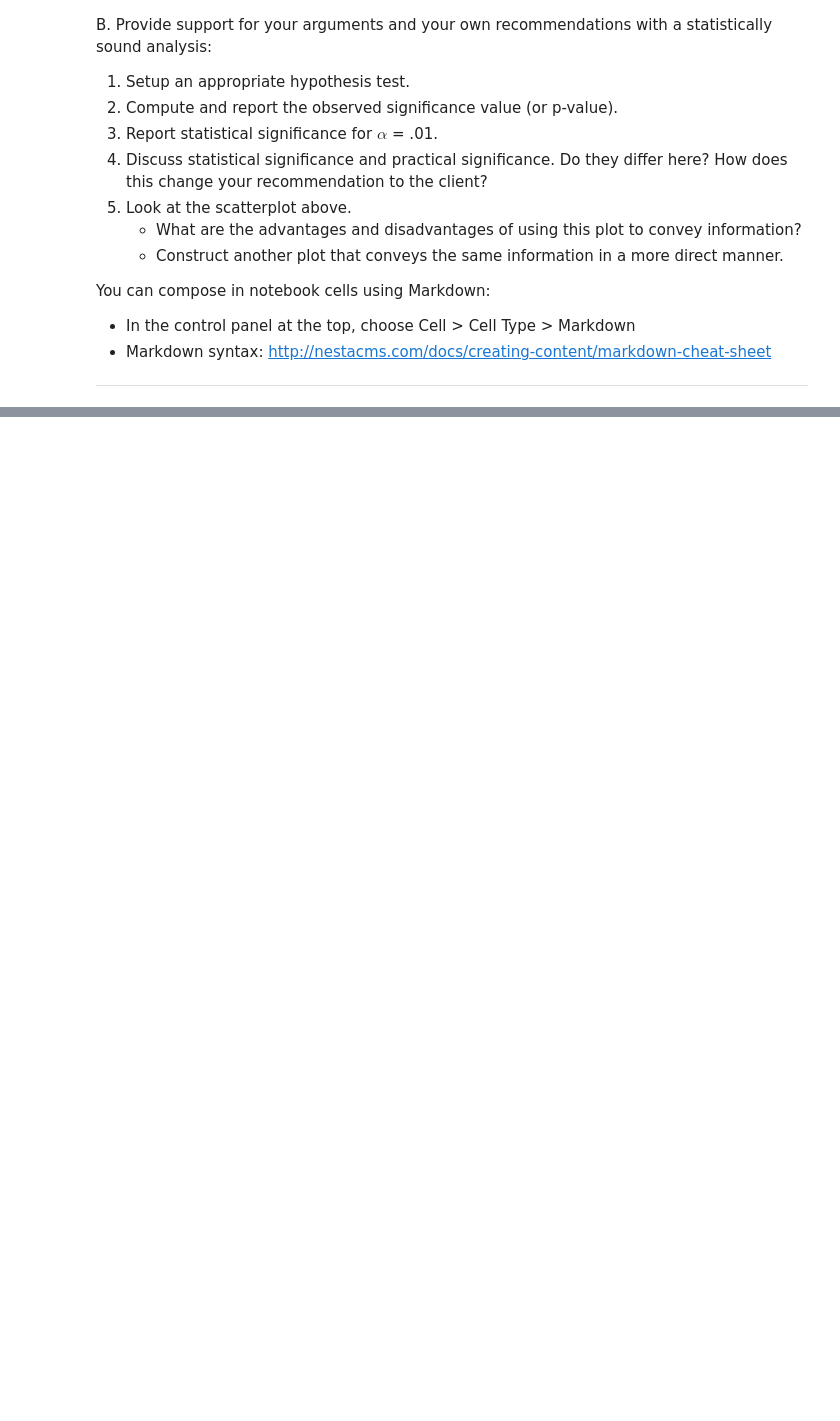
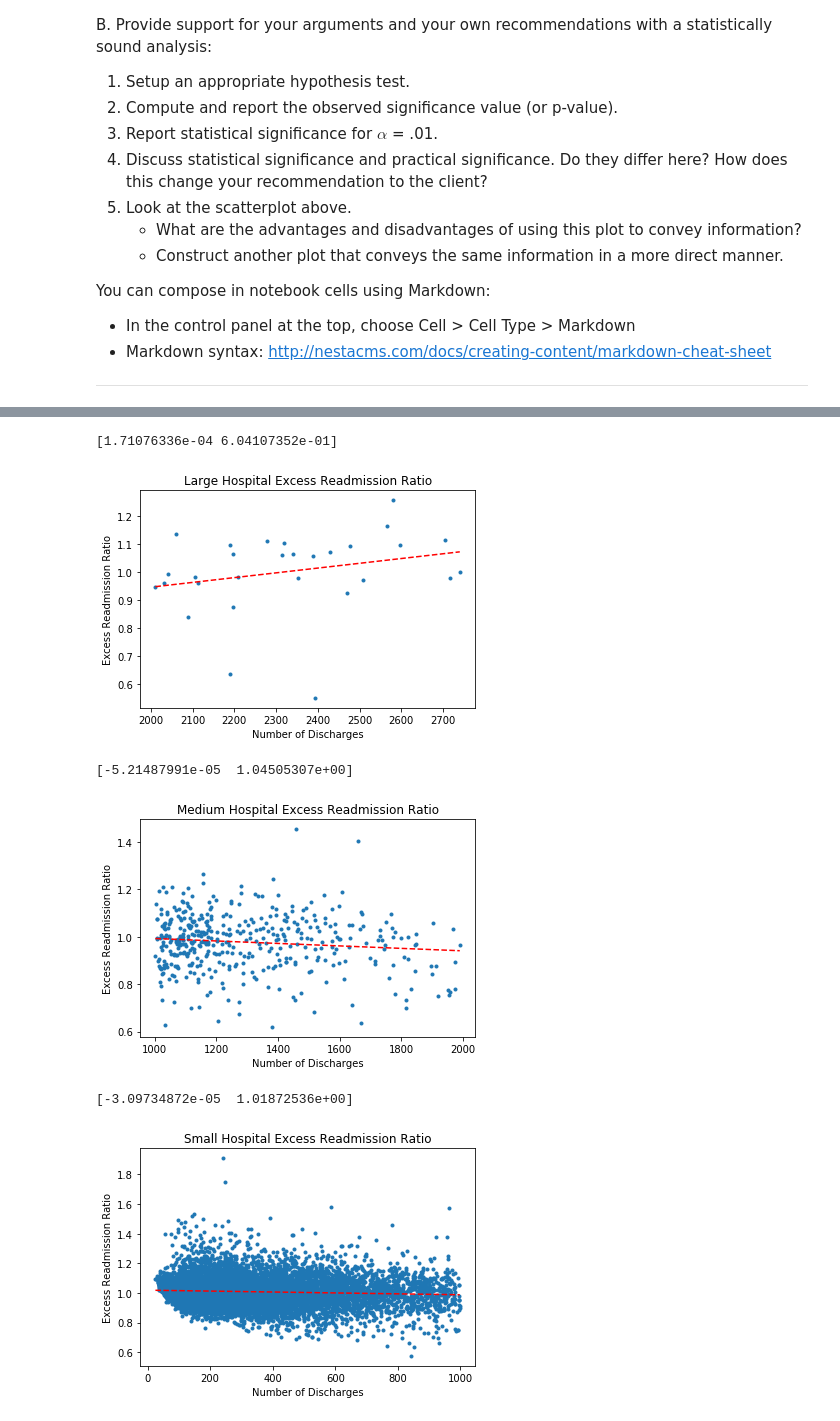
Before and after one commit to noraek/Springboard, a Jupyter notebook: sliderule_dsi_inferential_statistics_exercise_3.ipynb, the cells around one changed output, grey strips where cells are left out. Cells and saved outputs as stored; diff of their text form; code cells hidden in the pictures; blank space fills up the shorter version.

```diff
--- a/sliderule_dsi_inferential_statistics_exercise_3.ipynb
+++ b/sliderule_dsi_inferential_statistics_exercise_3.ipynb
@@ -160,0 +150,62 @@ large hospital median Excess Readmission Ratio: 0.9864
+# %%
+# generate a scatterplot for number of discharges vs. excess rate of readmissions
+# lists work better with matplotlib scatterplot function
+#Remove NA values and filter rows by size of hosiptal
+keycols = clean_hospital_read_df[['Number of Discharges', 'Excess Readmission Ratio']].dropna()
+keycols_lh = keycols[(keycols['Number of Discharges']>2000)]
+keycols_lh = keycols_lh[(keycols_lh['Number of Discharges']<3000)]
+keycols_sh = keycols[(keycols['Number of Discharges']<1000)]
+keycols_mh = keycols[(keycols['Number of Discharges']>1000)]
+keycols_mh = keycols_mh[(keycols_mh['Number of Discharges']<2000)]
+
+#large hospital trend
+x_lh = list(keycols_lh['Number of Discharges'])
+y_lh = list(keycols_lh['Excess Readmission Ratio'])
+slope_lh, intercept_lh, r_value_lh, p_value_lh, std_err_lh = stats.linregress(x_lh,y_lh)
+z_lh = np.polyfit(x_lh,y_lh,1)
+print(z_lh)
+trendline = np.poly1d(z_lh)
+
+_ = plt.plot(x_lh,y_lh,marker = ".", linestyle='none')
+_ = plt.plot(x_lh,trendline(x_lh), "r--", label = z_lh[0])
+_ = plt.xlabel('Number of Discharges')
+_ = plt.ylabel('Excess Readmission Ratio')
+_ = plt.title('Large Hospital Excess Readmission Ratio')
+plt.show()
+
+#Medium hospital Trend
+x_mh = list(keycols_mh['Number of Discharges'])
+y_mh = list(keycols_mh['Excess Readmission Ratio'])
+slope_mh, intercept_mh, r_value_mh, p_value_mh, std_err_mh = stats.linregress(x_mh,y_mh)
+z_mh = np.polyfit(x_mh,y_mh,1)
+print(z_mh)
+trendline = np.poly1d(z_mh)
+
+_ = plt.plot(x_mh,y_mh,marker = ".", linestyle='none')
+_ = plt.plot(x_mh,trendline(x_mh), "r--", label = z_mh[0])
+_ = plt.xlabel('Number of Discharges')
+_ = plt.ylabel('Excess Readmission Ratio')
+_ = plt.title('Medium Hospital Excess Readmission Ratio')
+plt.show()
+
+#Small hospital Trend
+x_sh = list(keycols_sh['Number of Discharges'])
+y_sh = list(keycols_sh['Excess Readmission Ratio'])
+slope_sh, intercept_sh, r_value_sh, p_value_sh, std_err_sh = stats.linregress(x_sh,y_sh)
+z_sh = np.polyfit(x_sh,y_sh,1)
+print(z_sh)
+trendline = np.poly1d(z_sh)
+
+_ = plt.plot(x_sh,y_sh,marker = ".", linestyle='none')
+_ = plt.plot(x_sh,trendline(x_sh), "r--", label = z_sh[0])
+_ = plt.xlabel('Number of Discharges')
+_ = plt.ylabel('Excess Readmission Ratio')
+_ = plt.title('Small Hospital Excess Readmission Ratio')
+plt.show()
+# %% [output]
+[1.71076336e-04 6.04107352e-01]
+[figure, added]
+[-5.21487991e-05  1.04505307e+00]
+[figure, added]
+[-3.09734872e-05  1.01872536e+00]
+[figure, added]
```
Also changed, not shown: parts of 14 cells of this notebook.
